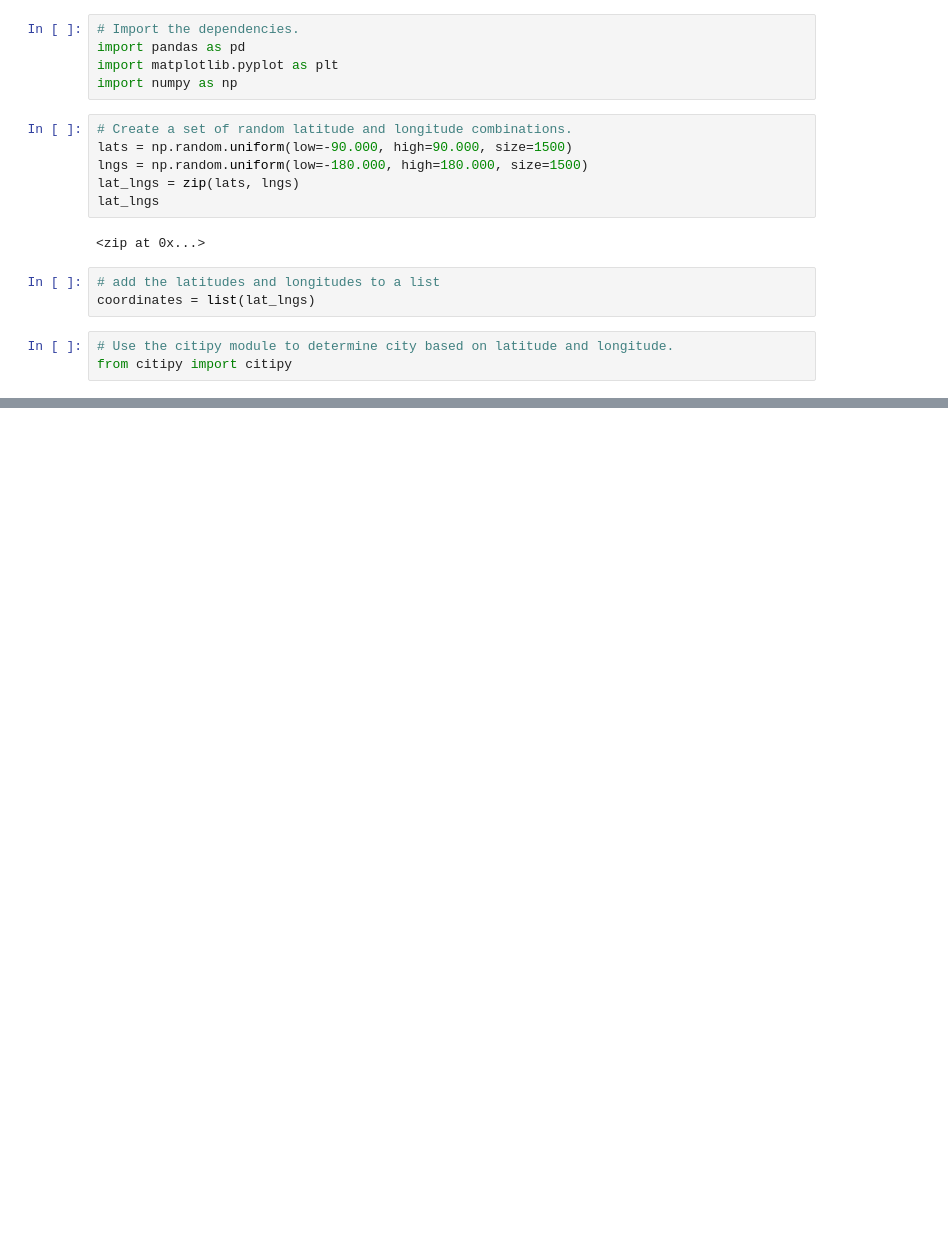
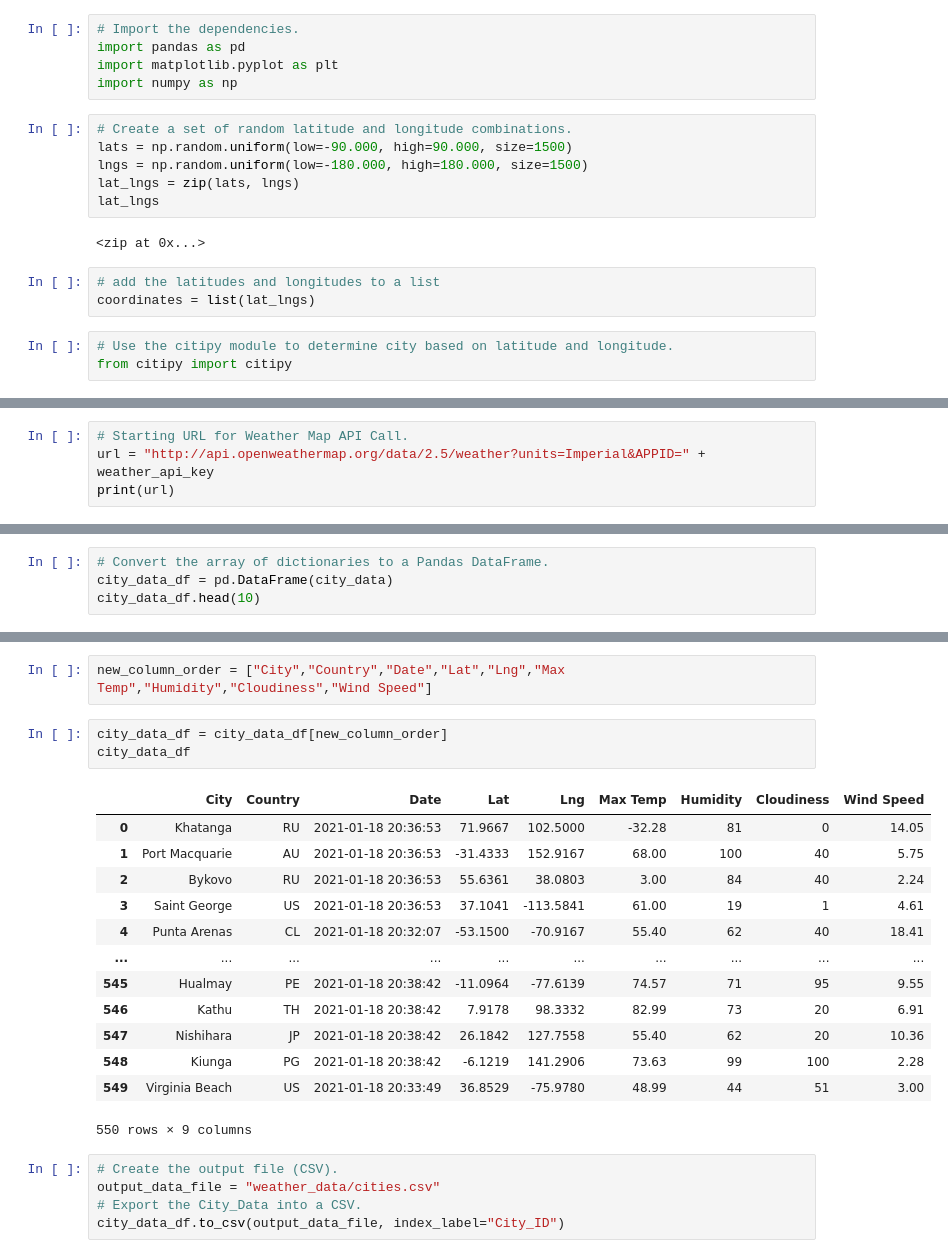
Before and after one commit to benclark62/World_Weather_Analysis, a Jupyter notebook: WeatherPy.ipynb, the cells around one changed output, grey strips where cells are left out. Cells and saved outputs as stored; diff of their text form; blank space fills up the shorter version.

```diff
--- a/WeatherPy.ipynb
+++ b/WeatherPy.ipynb
@@ -33,0 +40,4 @@ len(cities)
+# %%
+# Starting URL for Weather Map API Call.
+url = "http://api.openweathermap.org/data/2.5/weather?units=Imperial&APPID=" + weather_api_key
+print(url)
@@ -33,0 +127,4 @@ len(cities)
+# %%
+# Convert the array of dictionaries to a Pandas DataFrame.
+city_data_df = pd.DataFrame(city_data)
+city_data_df.head(10)
@@ -33,0 +143,24 @@ len(cities)
+# %%
+new_column_order = ["City","Country","Date","Lat","Lng","Max Temp","Humidity","Cloudiness","Wind Speed"]
+# %%
+city_data_df = city_data_df[new_column_order]
+city_data_df
+# %% [output]
+|  | City | Country | Date | Lat | Lng | Max Temp | Humidity | Cloudiness | Wind Speed |
+| 0 | Khatanga | RU | 2021-01-18 20:36:53 | 71.9667 | 102.5000 | -32.28 | 81 | 0 | 14.05 |
+| 1 | Port Macquarie | AU | 2021-01-18 20:36:53 | -31.4333 | 152.9167 | 68.00 | 100 | 40 | 5.75 |
+| 2 | Bykovo | RU | 2021-01-18 20:36:53 | 55.6361 | 38.0803 | 3.00 | 84 | 40 | 2.24 |
+| 3 | Saint George | US | 2021-01-18 20:36:53 | 37.1041 | -113.5841 | 61.00 | 19 | 1 | 4.61 |
+| 4 | Punta Arenas | CL | 2021-01-18 20:32:07 | -53.1500 | -70.9167 | 55.40 | 62 | 40 | 18.41 |
+| ... | ... | ... | ... | ... | ... | ... | ... | ... | ... |
+| 545 | Hualmay | PE | 2021-01-18 20:38:42 | -11.0964 | -77.6139 | 74.57 | 71 | 95 | 9.55 |
+| 546 | Kathu | TH | 2021-01-18 20:38:42 | 7.9178 | 98.3332 | 82.99 | 73 | 20 | 6.91 |
+| 547 | Nishihara | JP | 2021-01-18 20:38:42 | 26.1842 | 127.7558 | 55.40 | 62 | 20 | 10.36 |
+| 548 | Kiunga | PG | 2021-01-18 20:38:42 | -6.1219 | 141.2906 | 73.63 | 99 | 100 | 2.28 |
+| 549 | Virginia Beach | US | 2021-01-18 20:33:49 | 36.8529 | -75.9780 | 48.99 | 44 | 51 | 3.00 |
+550 rows × 9 columns
+# %%
+# Create the output file (CSV).
+output_data_file = "weather_data/cities.csv"
+# Export the City_Data into a CSV.
+city_data_df.to_csv(output_data_file, index_label="City_ID")
```
Also changed, not shown: parts of 6 cells of this notebook, 3 other files.
